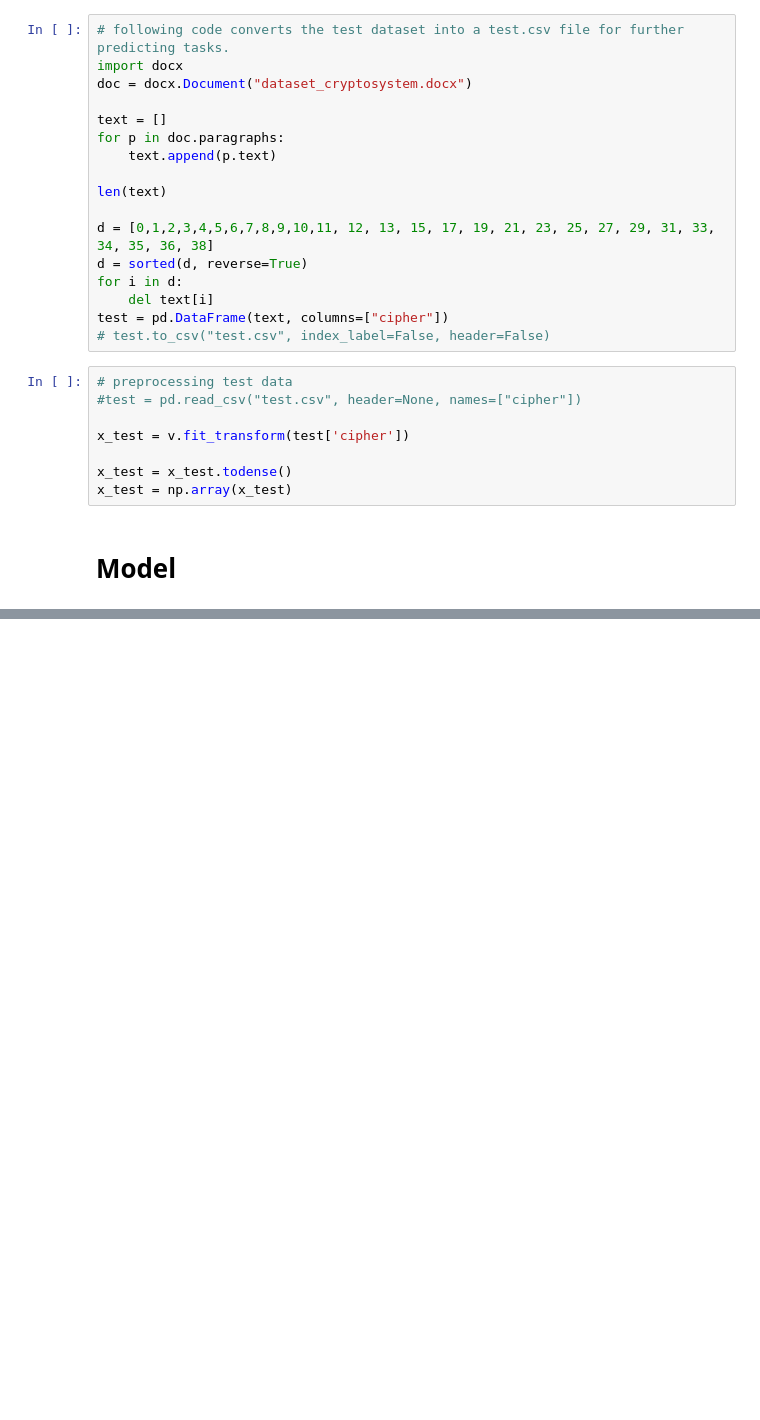
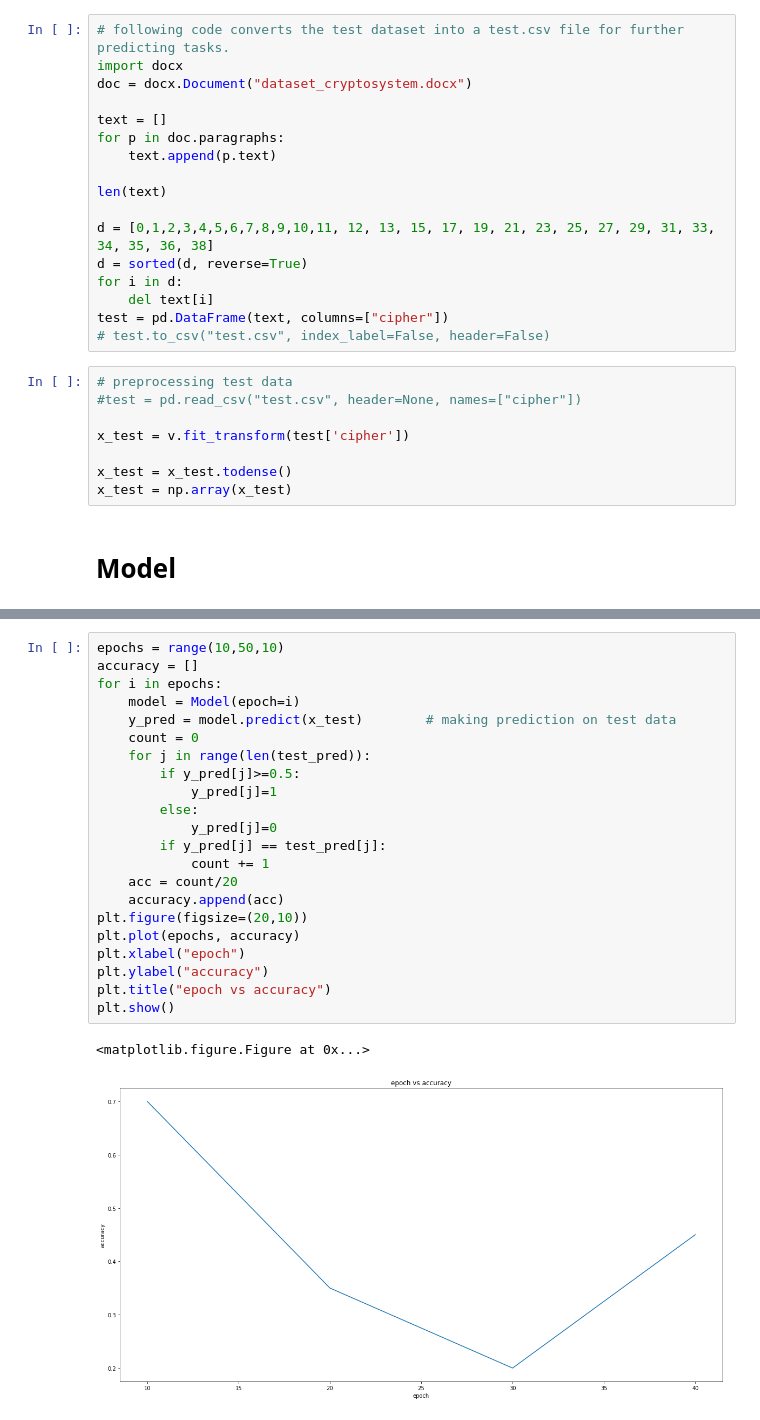
Before and after one commit to ujjwal-9/Cipher-Identification, a Jupyter notebook: NN.ipynb, the cells around one changed output, grey strips where cells are left out. Drawn from its saved outputs; the diff is of its cells as text; blank space fills up the shorter version.

```diff
--- a/NN.ipynb
+++ b/NN.ipynb
@@ -146,0 +198,25 @@ pred
+# %%
+epochs = range(10,50,10)
+accuracy = []
+for i in epochs:
+    model = Model(epoch=i)
+    y_pred = model.predict(x_test)        # making prediction on test data
+    count = 0
+    for j in range(len(test_pred)):
+        if y_pred[j]>=0.5:
+            y_pred[j]=1
+        else:
+            y_pred[j]=0
+        if y_pred[j] == test_pred[j]:
+            count += 1
+    acc = count/20
+    accuracy.append(acc)
+plt.figure(figsize=(20,10))
+plt.plot(epochs, accuracy)
+plt.xlabel("epoch")
+plt.ylabel("accuracy")
+plt.title("epoch vs accuracy")
+plt.show()
+# %% [output]
+<matplotlib.figure.Figure at 0x...>
+[figure, added]
```
Also changed, not shown: parts of 9 cells of this notebook, 1 other file.
